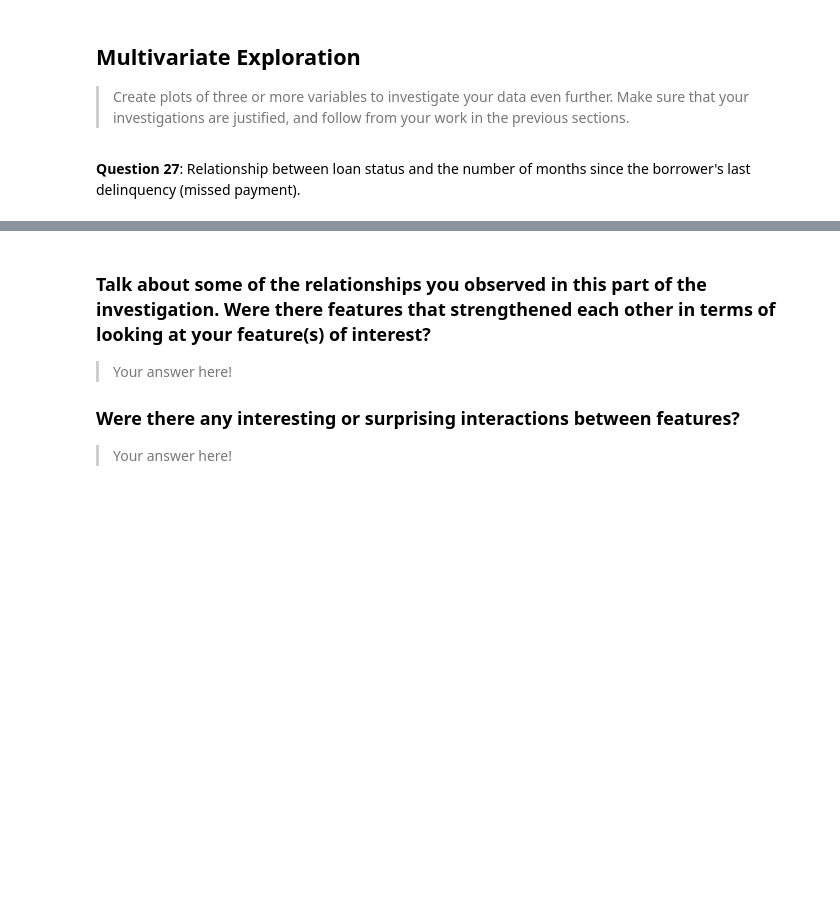
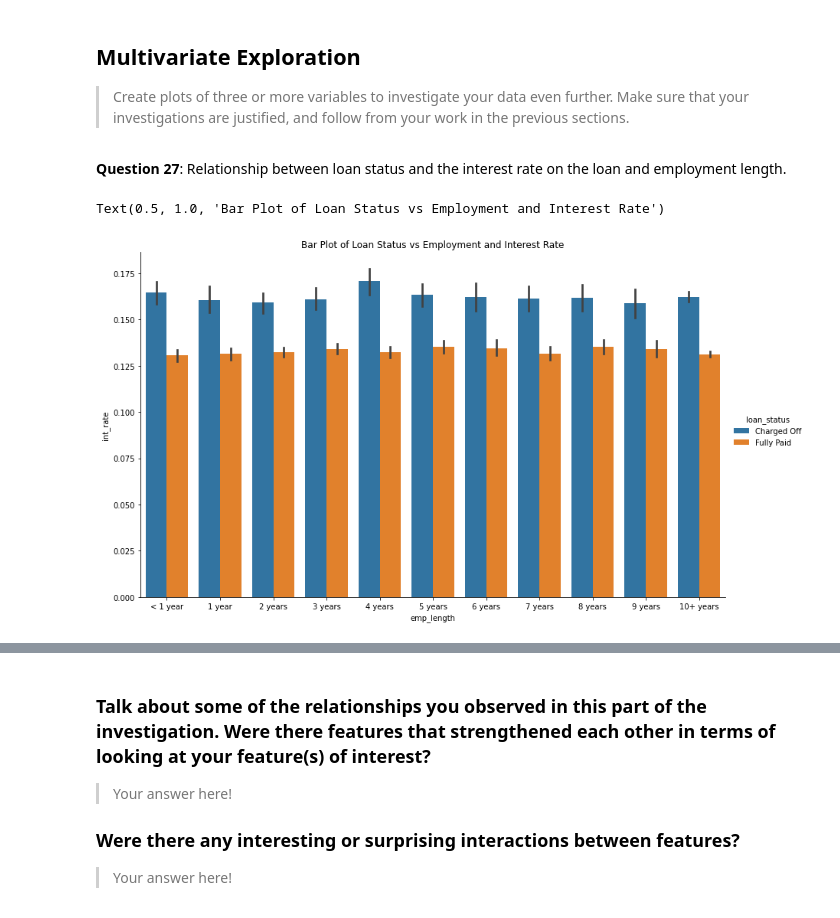
Before and after one commit to olusegunajibola/lloyds-bigdata-loan-customers, a Jupyter notebook: A Data Strategy/Part_I_exploration_data_strategy_loans.ipynb, the cells around one changed output, grey strips where cells are left out. Cells and saved outputs as stored; diff of their text form; code cells hidden in the pictures; blank space fills up the shorter version.

```diff
--- a/A Data Strategy/Part_I_exploration_data_strategy_loans.ipynb
+++ b/A Data Strategy/Part_I_exploration_data_strategy_loans.ipynb
@@ -1619,4 +1618,10 @@ We again witness identical distribution, but this time those who Fully Paid had
 further. Make sure that your investigations are justified, and follow from
 your work in the previous sections.
 # %% [markdown]
-**Question 27**: Relationship between loan status and the number of months since the borrower's last delinquency (missed payment).
+**Question 27**: Relationship between loan status and the interest rate on the loan and employment length.
+# %%
+sb.catplot(data=loan, x="emp_length", y="int_rate", hue="loan_status", kind="bar", height=7, aspect=11.7/7)
+plt.title('Bar Plot of Loan Status vs Employment and Interest Rate')
+# %% [output]
+Text(0.5, 1.0, 'Bar Plot of Loan Status vs Employment and Interest Rate')
+[figure, added]
```
Also changed, not shown: parts of 9 cells of this notebook.
